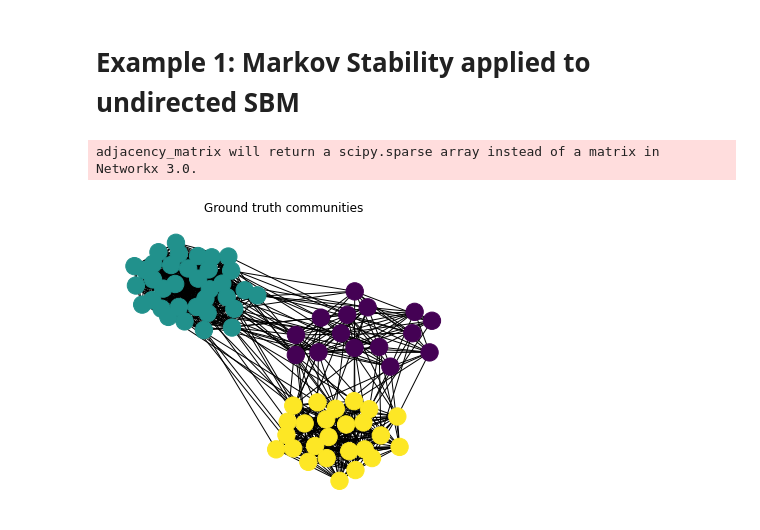
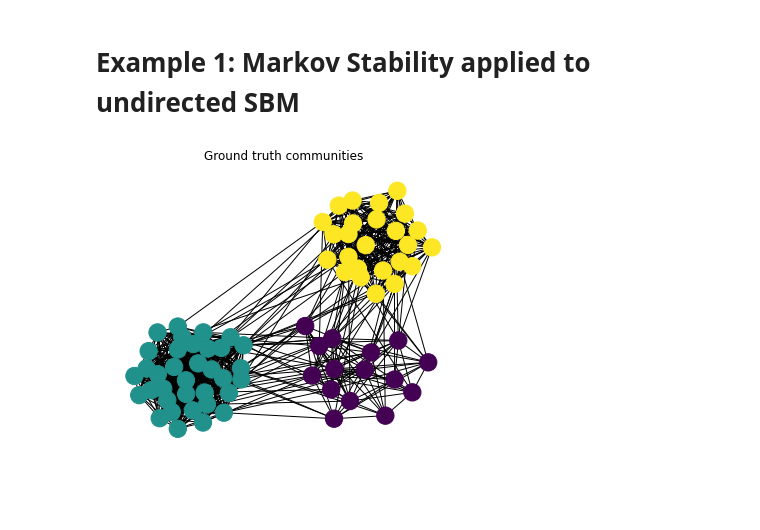
Before and after one commit to barahona-research-group/PyGenStability, a Jupyter notebook: examples/Example_1_undirected_sbm.ipynb, the cells around one changed output. Saved outputs shown, nothing was run; the diff lists cells and outputs as text; code cells hidden in the pictures; blank space fills up the shorter version.

```diff
--- a/examples/Example_1_undirected_sbm.ipynb
+++ b/examples/Example_1_undirected_sbm.ipynb
@@ -9,9 +9,8 @@ import create_graph
 # %%
 # creating SBM
 
-graph = create_graph.create_sbm()
+graph, adjacency = create_graph.create_sbm()
 # %% [output]
-adjacency_matrix will return a scipy.sparse array instead of a matrix in Networkx 3.0.
-[figure, old version]
+[figure, new version]
 # %%
 # run Markov Stability
```
Also changed, not shown: parts of 7 cells of this notebook, 2 other files.
